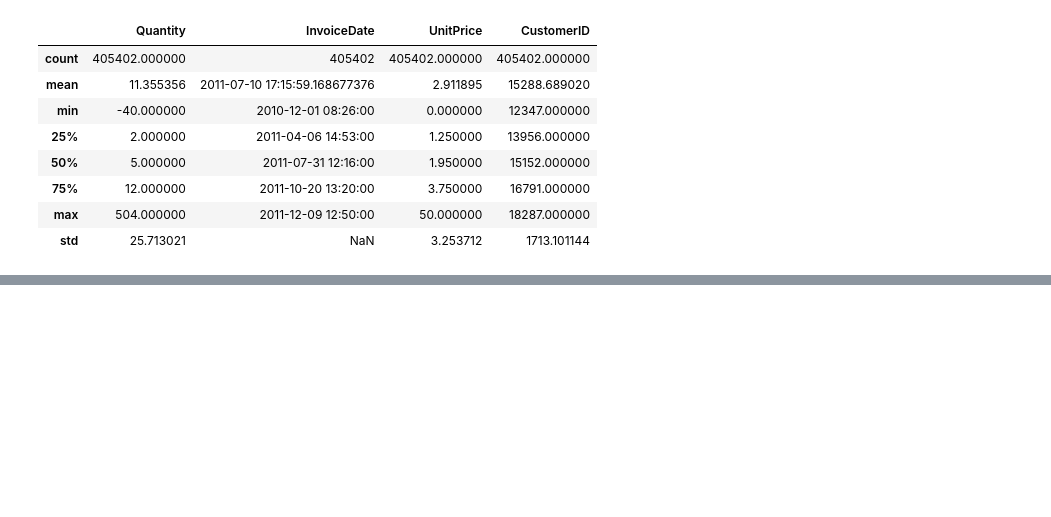
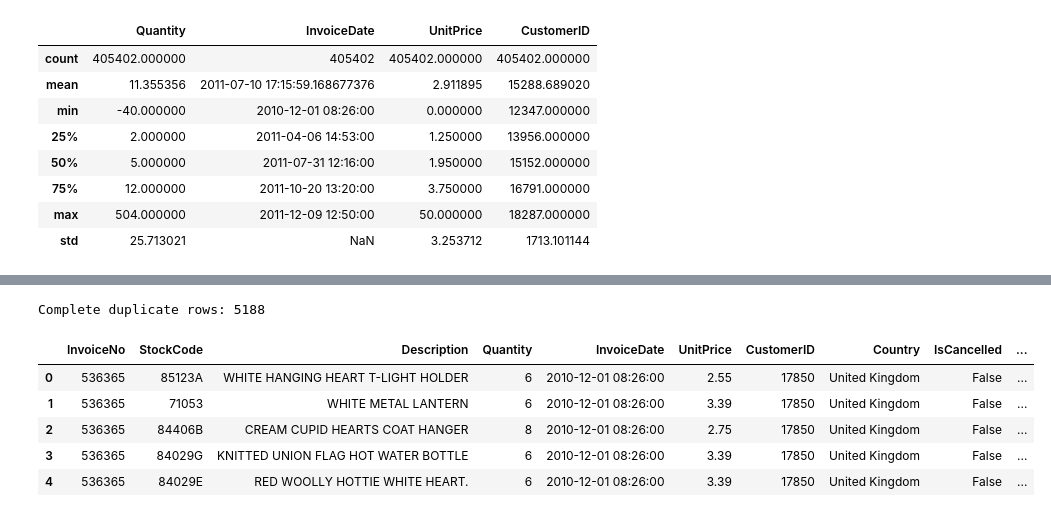
Before and after one commit to Ryan9828/CLV-MLOPs-Project, a Jupyter notebook: notebooks/01_data_cleaning_eda.ipynb, the cells around one changed output, grey strips where cells are left out. Cells and saved outputs as stored; diff of their text form; code cells hidden in the pictures; blank space fills up the shorter version.

```diff
--- a/notebooks/01_data_cleaning_eda.ipynb
+++ b/notebooks/01_data_cleaning_eda.ipynb
@@ -213,0 +233,8 @@ df.describe()
+# %%
+# Removing cancles orders:
+# Check for cancelled invoices
+df['IsCancelled'] = df['InvoiceNo'].astype(str).str.startswith('C')
+print(f"Cancelled invoices: {df['IsCancelled'].sum()}")
+
+# Option 1: Remove all cancelled invoices
+df = df[~df['IsCancelled']]
@@ -213,0 +243,6 @@ df.describe()
+# %%
+# Create revenue column (essential for CLV!)
+df['Revenue'] = df['Quantity'] * df['UnitPrice']
+
+# Check for any issues
+print(df['Revenue'].describe())
@@ -213,0 +259,16 @@ df.describe()
+# %%
+# This checks if the ENTIRE ROW is duplicated
+# (same invoice, same product, same quantity, same price)
+duplicates = df.duplicated().sum()
+print(f"Complete duplicate rows: {duplicates}")
+
+# These would be data entry errors - remove them
+df = df.drop_duplicates()
+# %% [output]
+Complete duplicate rows: 5188
+# %%
+# Create a column to identify returns
+df['IsReturn'] = df['Quantity'] < 0
+
+# For CLV, you might want net purchases
+# We'll handle this in feature engineering
@@ -213,0 +277,9 @@ df.describe()
+# %%
+df.head()
+# %% [output]
+|  | InvoiceNo | StockCode | Description | Quantity | InvoiceDate | UnitPrice | CustomerID | Country | IsCancelled | ... |
+| 0 | 536365 | 85123A | WHITE HANGING HEART T-LIGHT HOLDER | 6 | 2010-12-01 08:26:00 | 2.55 | 17850 | United Kingdom | False | ... |
+| 1 | 536365 | 71053 | WHITE METAL LANTERN | 6 | 2010-12-01 08:26:00 | 3.39 | 17850 | United Kingdom | False | ... |
+| 2 | 536365 | 84406B | CREAM CUPID HEARTS COAT HANGER | 8 | 2010-12-01 08:26:00 | 2.75 | 17850 | United Kingdom | False | ... |
+| 3 | 536365 | 84029G | KNITTED UNION FLAG HOT WATER BOTTLE | 6 | 2010-12-01 08:26:00 | 3.39 | 17850 | United Kingdom | False | ... |
+| 4 | 536365 | 84029E | RED WOOLLY HOTTIE WHITE HEART. | 6 | 2010-12-01 08:26:00 | 3.39 | 17850 | United Kingdom | False | ... |
```
Also changed, not shown: parts of 6 cells of this notebook.
